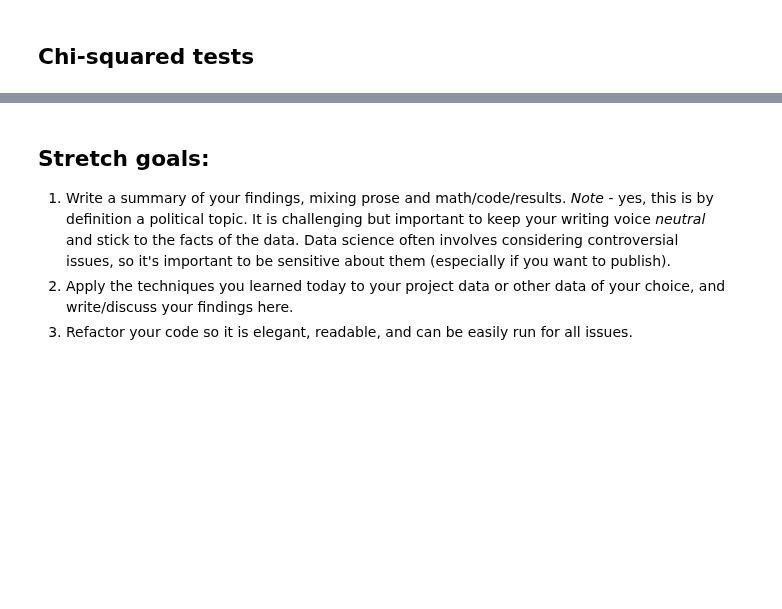
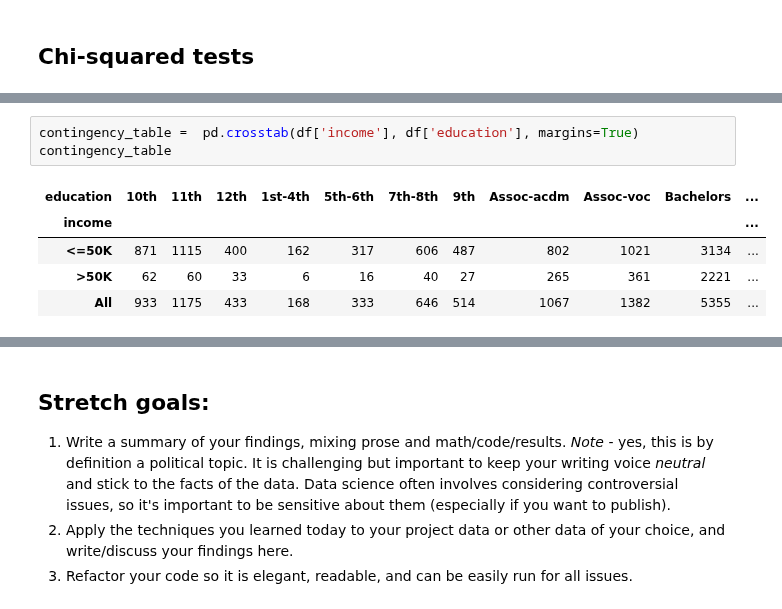
Before and after one commit to bloominstituteoftechnology/DS-Unit-1-Sprint-2-Statistics, a Jupyter notebook: module2/LS_DS_122_Sampling_Confidence_Intervals_and_Hypothesis_Testing_Assignment.ipynb, the cells around one changed output, grey strips where cells are left out. Saved outputs shown, nothing was run; the diff lists cells and outputs as text; blank space fills up the shorter version.

```diff
--- a/module2/LS_DS_122_Sampling_Confidence_Intervals_and_Hypothesis_Testing_Assignment.ipynb
+++ b/module2/LS_DS_122_Sampling_Confidence_Intervals_and_Hypothesis_Testing_Assignment.ipynb
@@ -163,0 +183,9 @@ Translated to the example above: The confidence interval is an interval that wit
+# %%
+contingency_table =  pd.crosstab(df['income'], df['education'], margins=True)
+contingency_table
+# %% [output]
+| education | 10th | 11th | 12th | 1st-4th | 5th-6th | 7th-8th | 9th | Assoc-acdm | Assoc-voc | Bachelors | ... |
+| income |  |  |  |  |  |  |  |  |  |  | ... |
+| <=50K | 871 | 1115 | 400 | 162 | 317 | 606 | 487 | 802 | 1021 | 3134 | ... |
+| >50K | 62 | 60 | 33 | 6 | 16 | 40 | 27 | 265 | 361 | 2221 | ... |
+| All | 933 | 1175 | 433 | 168 | 333 | 646 | 514 | 1067 | 1382 | 5355 | ... |
```
Also changed, not shown: parts of 13 cells of this notebook.
